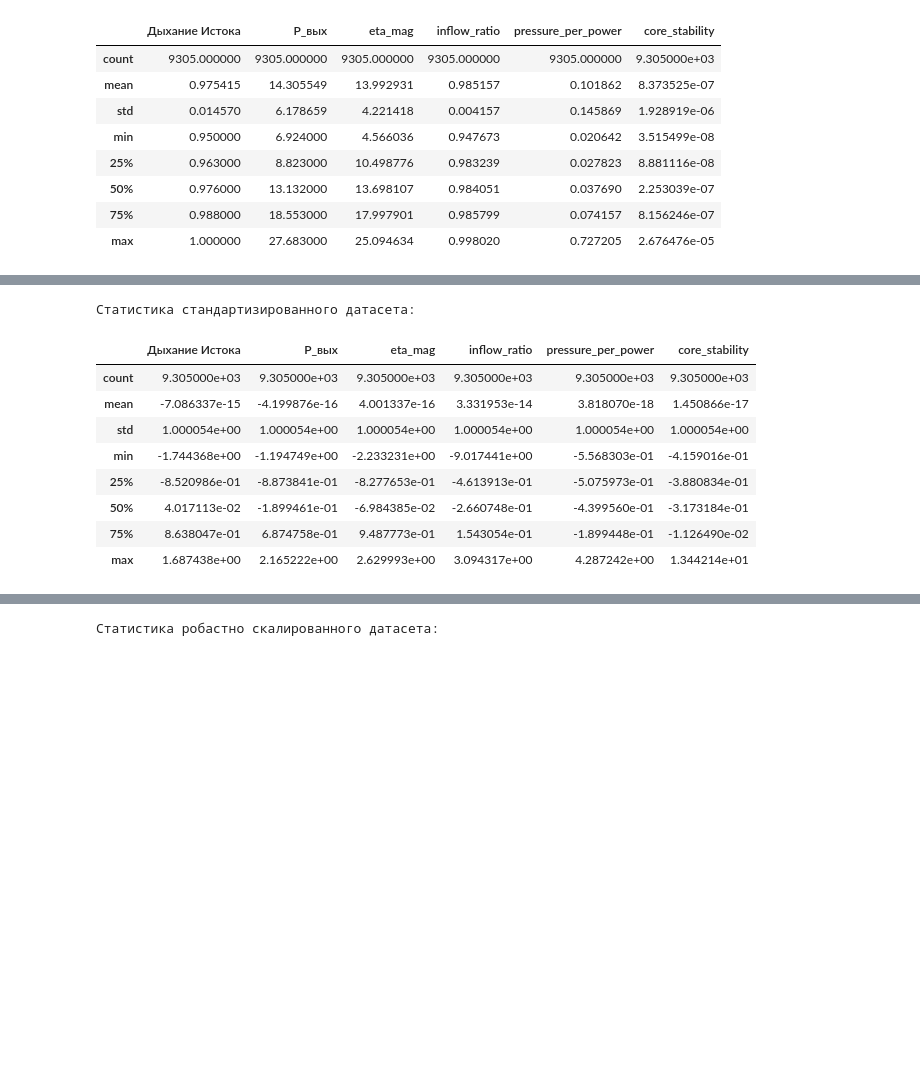
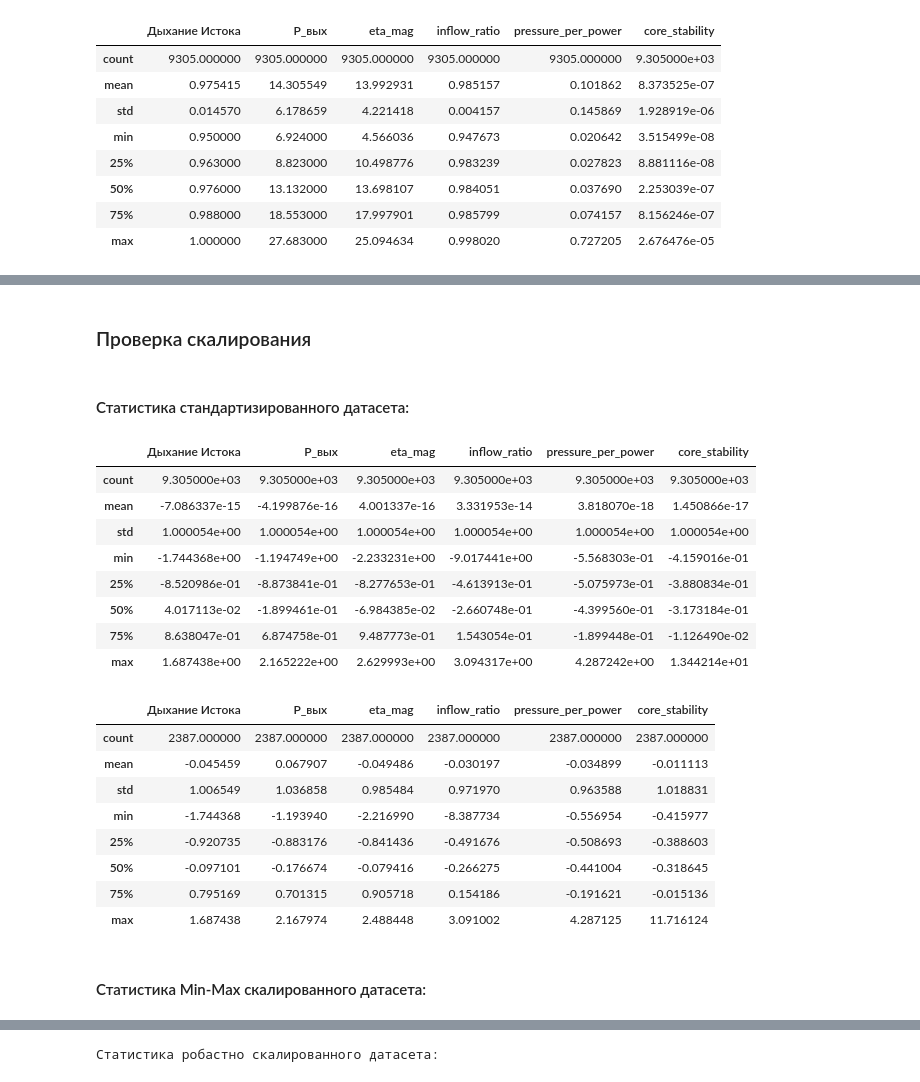
Before and after one commit to smnk-1/data-practicum, a Jupyter notebook: data_preprocessing.ipynb, the cells around one changed output, grey strips where cells are left out. Saved outputs shown, nothing was run; the diff lists cells and outputs as text; code cells hidden in the pictures; blank space fills up the shorter version.

Commit message:
feat: save data

```diff
--- a/data_preprocessing.ipynb
+++ b/data_preprocessing.ipynb
@@ -806,7 +812,7 @@ to_drop = [
     'Эмульсия Истока',
     'P_общ',
     'P_сум',
-    'P_ядра'
+    'P_ядра',
 ]
 
 X_train_dropped = X_train_dropped.drop(columns=to_drop, errors='ignore')
@@ -818,0 +865,2 @@ X_train = X_train_dropped.copy()
+# %%
+X_test = features_processing(X_test)
@@ -866,8 +943,45 @@ X_train_robust = pd.DataFrame(
+# %%
+def scale_test_data(X_test, scaler_dir='processing_models'):
+    try:
+
+        scaler_standard = joblib.load(f'{scaler_dir}/scaler_standard.pkl')
+        scaler_minmax = joblib.load(f'{scaler_dir}/scaler_minmax.pkl')
+        scaler_robust = joblib.load(f'{scaler_dir}/scaler_robust.pkl')
+
+        X_standard = pd.DataFrame(
+            scaler_standard.transform(X_test),
+            columns=X_test.columns,
+            index=X_test.index
+        )
+
+        X_minmax = pd.DataFrame(
+            scaler_minmax.transform(X_test),
+            columns=X_test.columns,
+            index=X_test.index
+        )
+
+        X_robust = pd.DataFrame(
+            scaler_robust.transform(X_test),
+            columns=X_test.columns,
+            index=X_test.index
+        )
+
+        return X_standard, X_minmax, X_robust
+
+    except FileNotFoundError as e:
+        raise FileNotFoundError(f"Не найден файл: {str(e)}. ")
+
+    except Exception as e:
+        raise RuntimeError(f"Ошибка при масштабировании данных: {str(e)}")
+# %%
+X_test_standard, X_test_minmax, X_test_robust = scale_test_data(X_test)
+# %% [markdown]
+### Проверка скалирования
+# %% [markdown]
+#### Статистика стандартизированного датасета:
 # %%
-print("Статистика стандартизированного датасета:")
 X_train_standard.describe()
 # %% [output]
-Статистика стандартизированного датасета:
 |  | Дыхание Истока | P_вых | eta_mag | inflow_ratio | pressure_per_power | core_stability |
 | count | 9.305000e+03 | 9.305000e+03 | 9.305000e+03 | 9.305000e+03 | 9.305000e+03 | 9.305000e+03 |
 | mean | -7.086337e-15 | -4.199876e-16 | 4.001337e-16 | 3.331953e-14 | 3.818070e-18 | 1.450866e-17 |
@@ -877,4 +991,18 @@ X_train_standard.describe()
 | 50% | 4.017113e-02 | -1.899461e-01 | -6.984385e-02 | -2.660748e-01 | -4.399560e-01 | -3.173184e-01 |
 | 75% | 8.638047e-01 | 6.874758e-01 | 9.487773e-01 | 1.543054e-01 | -1.899448e-01 | -1.126490e-02 |
 | max | 1.687438e+00 | 2.165222e+00 | 2.629993e+00 | 3.094317e+00 | 4.287242e+00 | 1.344214e+01 |
+# %%
+X_test_standard.describe()
+# %% [output]
+|  | Дыхание Истока | P_вых | eta_mag | inflow_ratio | pressure_per_power | core_stability |
+| count | 2387.000000 | 2387.000000 | 2387.000000 | 2387.000000 | 2387.000000 | 2387.000000 |
+| mean | -0.045459 | 0.067907 | -0.049486 | -0.030197 | -0.034899 | -0.011113 |
+| std | 1.006549 | 1.036858 | 0.985484 | 0.971970 | 0.963588 | 1.018831 |
+| min | -1.744368 | -1.193940 | -2.216990 | -8.387734 | -0.556954 | -0.415977 |
+| 25% | -0.920735 | -0.883176 | -0.841436 | -0.491676 | -0.508693 | -0.388603 |
+| 50% | -0.097101 | -0.176674 | -0.079416 | -0.266275 | -0.441004 | -0.318645 |
+| 75% | 0.795169 | 0.701315 | 0.905718 | 0.154186 | -0.191621 | -0.015136 |
+| max | 1.687438 | 2.167974 | 2.488448 | 3.091002 | 4.287125 | 11.716124 |
+# %% [markdown]
+#### Статистика Min-Max скалированного датасета:
 # %%
```
Also changed, not shown: parts of 23 cells of this notebook.
